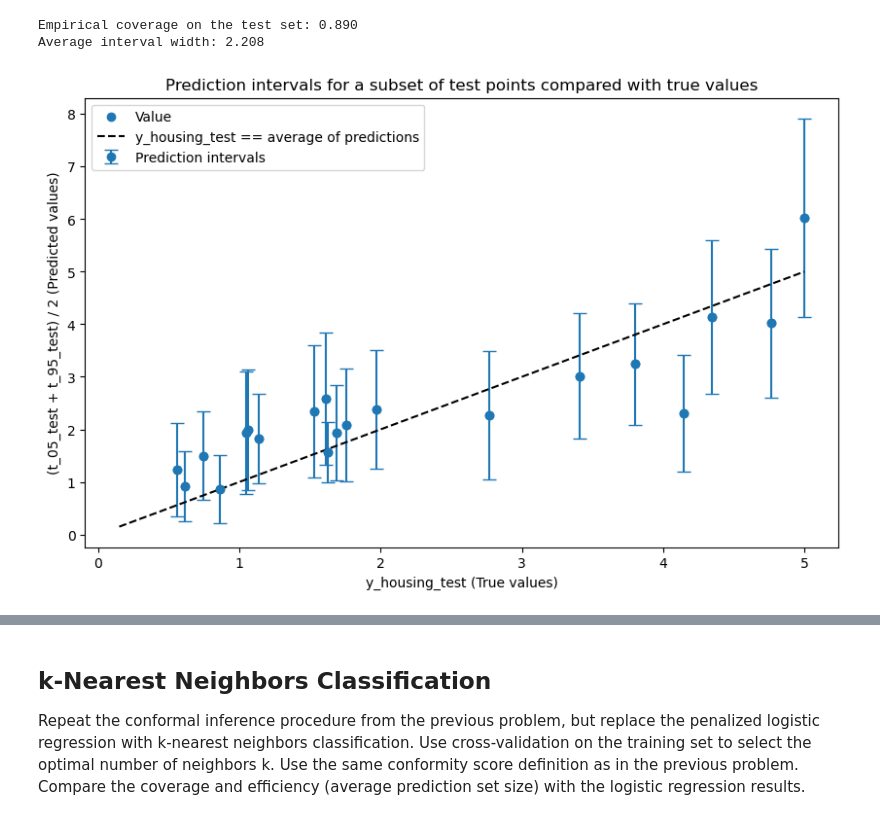
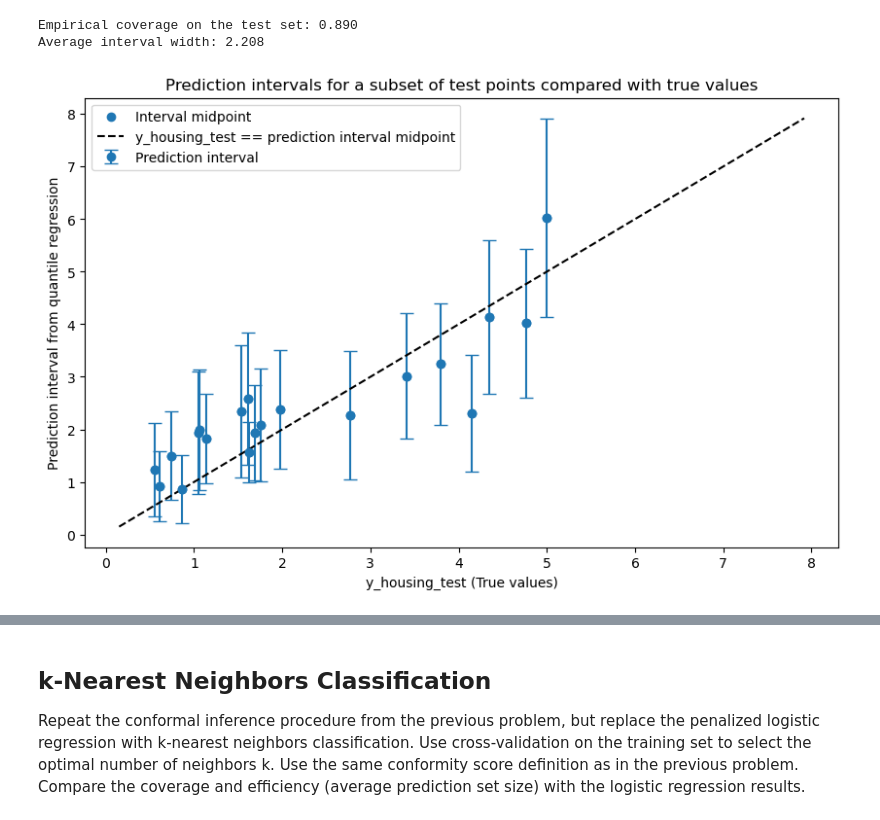
Before and after one commit to emilyfu1/assignments_ML, a Jupyter notebook: EmilyFu_A3.ipynb, the cells around one changed output, grey strips where cells are left out. Saved outputs shown, nothing was run; the diff lists cells and outputs as text; code cells hidden in the pictures.

```diff
--- a/EmilyFu_A3.ipynb
+++ b/EmilyFu_A3.ipynb
@@ -188,23 +270,39 @@ print(f'Average interval width: {avg_interval_width_qr:.3f}')
 Empirical coverage on the test set: 0.890
 Average interval width: 2.208
 # %%
-# and plot prediction intervals for a subset of test points compared with true values.
-# use average of predicted values? since there are two idk
-y_housing_pred_qr = (t_05_test[subset_indices] + t_95_test[subset_indices]) / 2
+# confidence bands for the same subset of test points
+y_true_subset = y_housing_test[subset_indices]
+lower_subset_qr = lower_qr[subset_indices]
+upper_subset_qr = upper_qr[subset_indices]
+
+# midpoint to plot against true values
+center_subset_qr = (lower_subset_qr + upper_subset_qr) / 2
 
 plt.figure(figsize=(10, 6))
-plt.scatter(y_housing_test[subset_indices], y_housing_pred_qr, label='Value')
-plt.errorbar(y_housing_test[subset_indices], y_housing_pred_qr,
-             yerr=[y_housing_pred_qr - lower_qr[subset_indices],
-                    upper_qr[subset_indices] - y_housing_pred_qr],
-             fmt='o', capsize=5, label='Prediction intervals')
-plt.plot([y_housing_test.min(), y_housing_test.max()], [y_housing_test.min(), y_housing_test.max()],
-         'k--', label='y_housing_test == average of predictions')
+
+# plot interval centers
+plt.scatter(y_true_subset, center_subset_qr, label='Interval midpoint')
+
+# plot prediction intervals
+plt.errorbar(
+    y_true_subset,
+    center_subset_qr,
+    yerr=[center_subset_qr - lower_subset_qr,
+          upper_subset_qr - center_subset_qr],
+    fmt='o',
+    capsize=5,
+    label='Prediction interval')
+
+# 45-degree reference line
+line_min = min(y_housing_test.min(), lower_subset_qr.min())
+line_max = max(y_housing_test.max(), upper_subset_qr.max())
+plt.plot([line_min, line_max], [line_min, line_max], 'k--', label='y_housing_test == prediction interval midpoint')
+
 plt.xlabel('y_housing_test (True values)')
-plt.ylabel('(t_05_test + t_95_test) / 2 (Predicted values)')
+plt.ylabel('Prediction interval from quantile regression')
 plt.title('Prediction intervals for a subset of test points compared with true values')
 plt.legend()
 plt.show()
 # %% [output]
-[figure, old version]
+[figure, new version]
 # %% [markdown]
```
Also changed, not shown: parts of 8 cells of this notebook.
